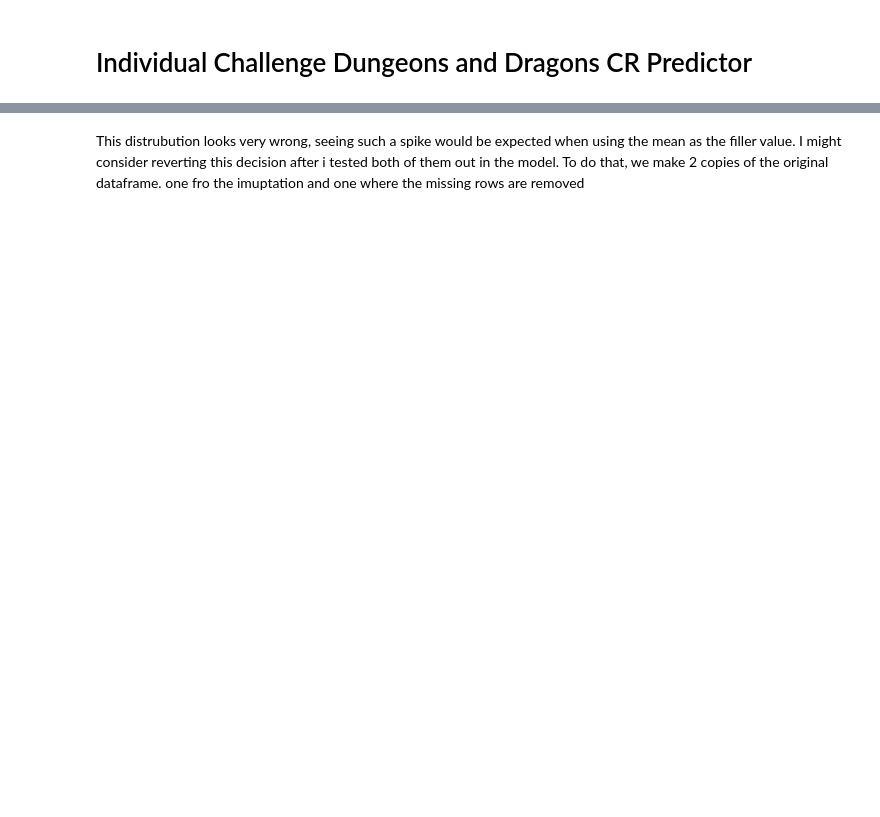
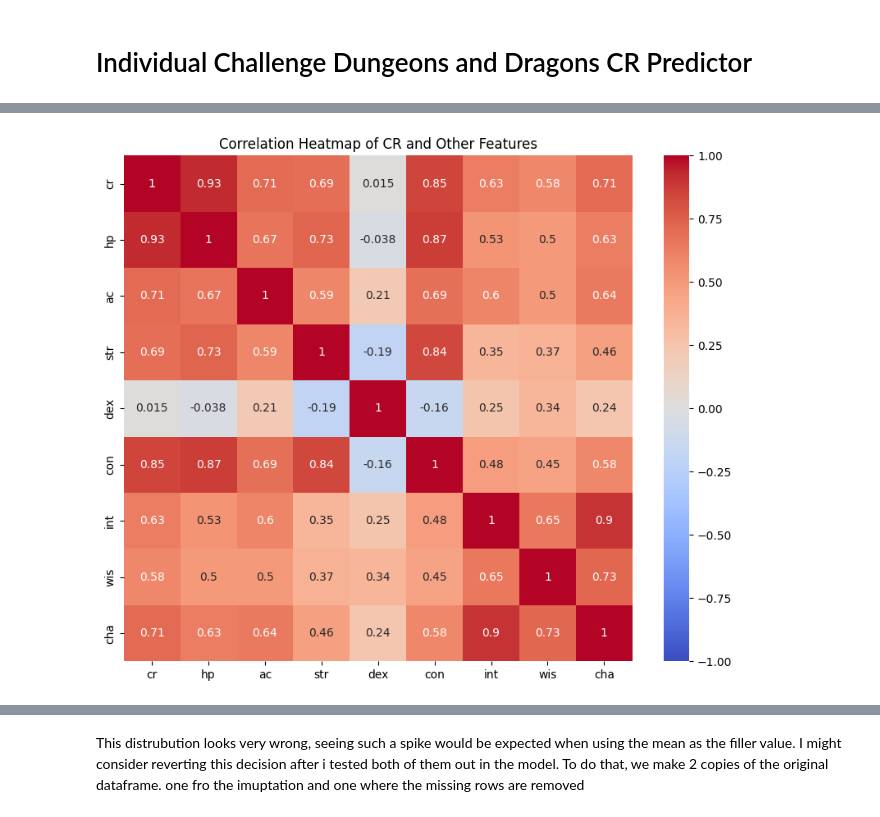
Before and after one commit to duradenzel/Individual-Challange, a Jupyter notebook: Individual challenge.ipynb, the cells around one changed output, grey strips where cells are left out. Drawn from its saved outputs; the diff is of its cells as text; code cells hidden in the pictures; blank space fills up the shorter version.

```diff
--- a/Individual challenge.ipynb
+++ b/Individual challenge.ipynb
@@ -317,0 +243,9 @@ for col in stats_columns:
+# %%
+corr_matrix = df[['cr', 'hp', 'ac', 'str', 'dex', 'con', 'int', 'wis', 'cha']].corr()
+
+plt.figure(figsize=(10, 8))
+sns.heatmap(corr_matrix, annot=True, cmap='coolwarm', vmin=-1, vmax=1)
+plt.title('Correlation Heatmap of CR and Other Features')
+plt.show()
+# %% [output]
+[figure, added]
```
Also changed, not shown: parts of 57 cells of this notebook.
